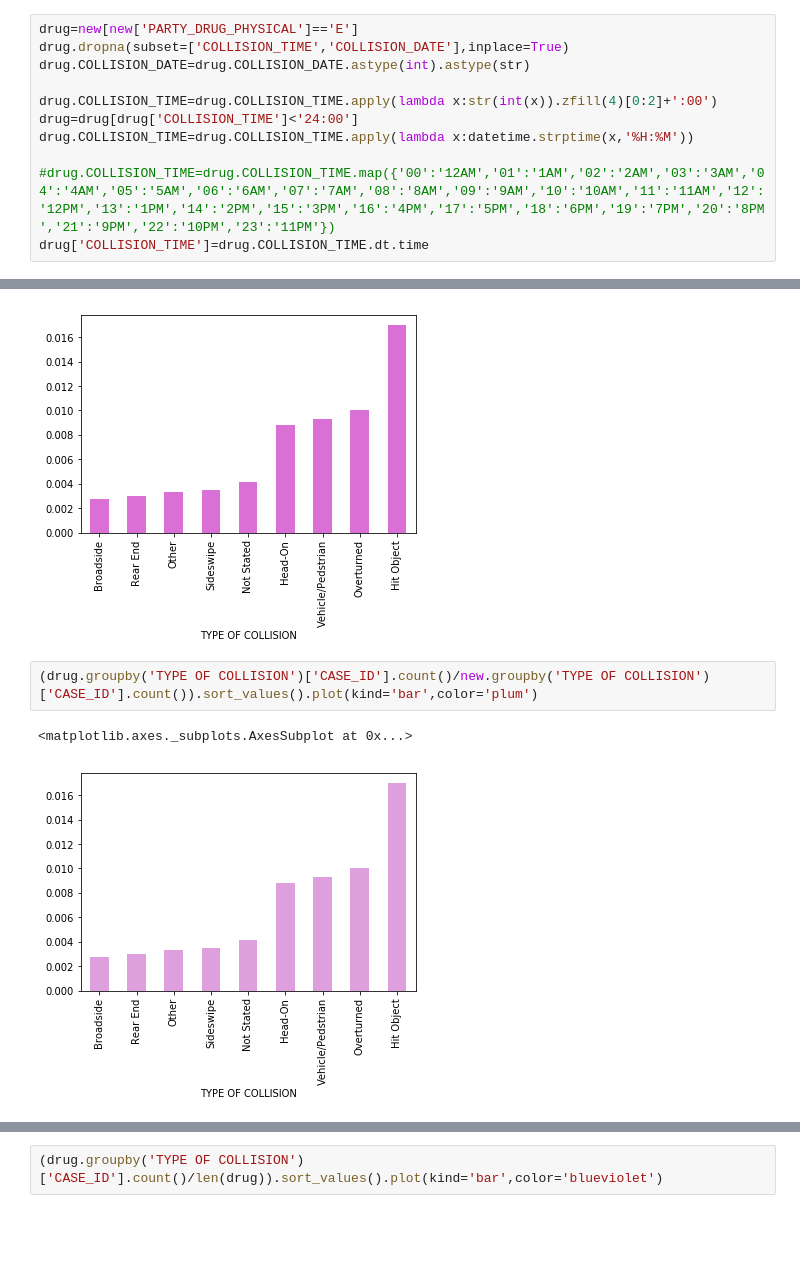
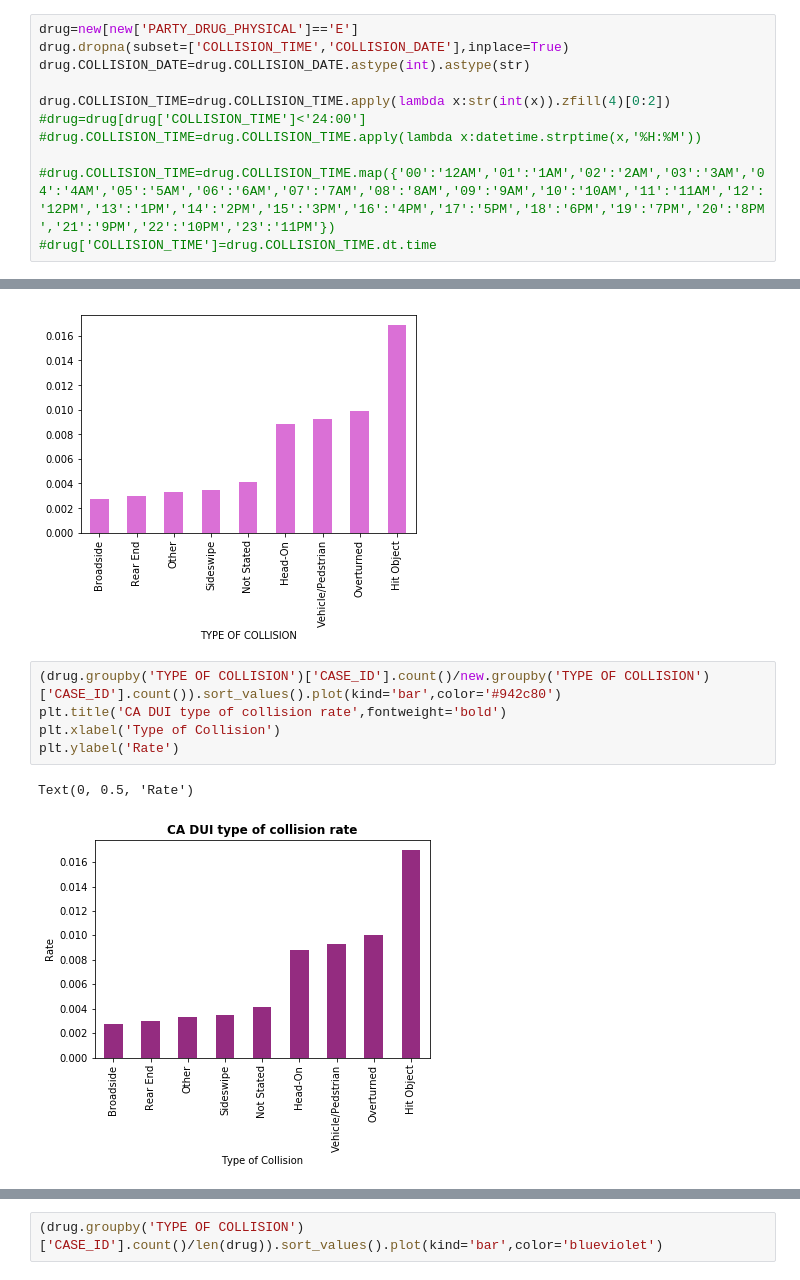
Before and after one commit to boh016/fair_policing, a Jupyter notebook: notebooks/SHAN_CA_COLLISION_EDA.ipynb, the cells around one changed output, grey strips where cells are left out. Saved outputs shown, nothing was run; the diff lists cells and outputs as text; blank space fills up the shorter version.

```diff
--- a/notebooks/SHAN_CA_COLLISION_EDA.ipynb
+++ b/notebooks/SHAN_CA_COLLISION_EDA.ipynb
@@ -95,12 +97,12 @@ drug=new[new['PARTY_DRUG_PHYSICAL']=='E']
 drug.dropna(subset=['COLLISION_TIME','COLLISION_DATE'],inplace=True)
 drug.COLLISION_DATE=drug.COLLISION_DATE.astype(int).astype(str)
 
-drug.COLLISION_TIME=drug.COLLISION_TIME.apply(lambda x:str(int(x)).zfill(4)[0:2]+':00')
-drug=drug[drug['COLLISION_TIME']<'24:00']
-drug.COLLISION_TIME=drug.COLLISION_TIME.apply(lambda x:datetime.strptime(x,'%H:%M'))
+drug.COLLISION_TIME=drug.COLLISION_TIME.apply(lambda x:str(int(x)).zfill(4)[0:2])
+#drug=drug[drug['COLLISION_TIME']<'24:00']
+#drug.COLLISION_TIME=drug.COLLISION_TIME.apply(lambda x:datetime.strptime(x,'%H:%M'))
 
 #drug.COLLISION_TIME=drug.COLLISION_TIME.map({'00':'12AM','01':'1AM','02':'2AM','03':'3AM','04':'4AM','05':'5AM','06':'6AM','07':'7AM','08':'8AM','09':'9AM','10':'10AM','11':'11AM','12':'12PM','13':'1PM','14':'2PM','15':'3PM','16':'4PM','17':'5PM','18':'6PM','19':'7PM','20':'8PM','21':'9PM','22':'10PM','23':'11PM'})
-drug['COLLISION_TIME']=drug.COLLISION_TIME.dt.time
+#drug['COLLISION_TIME']=drug.COLLISION_TIME.dt.time
 # %%
 heat=drug[['COLLISION_TIME','DAY_OF_WEEK','CASE_ID']]
 heat.DAY_OF_WEEK=heat.DAY_OF_WEEK.map({1:'Mon',2:'Tue',3:'Wed',4:'Thu',5:'Fri',6:'Sat',7:'Sun'})
@@ -140,10 +148,13 @@ drug['TYPE OF COLLISION']=drug['TYPE_OF_COLLISION'].map({'A': 'Head-On','B':'Sid
 <matplotlib.axes._subplots.AxesSubplot at 0x...>
 [figure]
 # %%
-(drug.groupby('TYPE OF COLLISION')['CASE_ID'].count()/new.groupby('TYPE OF COLLISION')['CASE_ID'].count()).sort_values().plot(kind='bar',color='plum')
+(drug.groupby('TYPE OF COLLISION')['CASE_ID'].count()/new.groupby('TYPE OF COLLISION')['CASE_ID'].count()).sort_values().plot(kind='bar',color='#942c80')
+plt.title('CA DUI type of collision rate',fontweight='bold')
+plt.xlabel('Type of Collision')
+plt.ylabel('Rate')
 # %% [output]
-<matplotlib.axes._subplots.AxesSubplot at 0x...>
+Text(0, 0.5, 'Rate')
-[figure, old version]
+[figure, new version]
 # %%
 barWidth = 0.27
 
```
Also changed, not shown: parts of 9 cells of this notebook, 1 other file.
